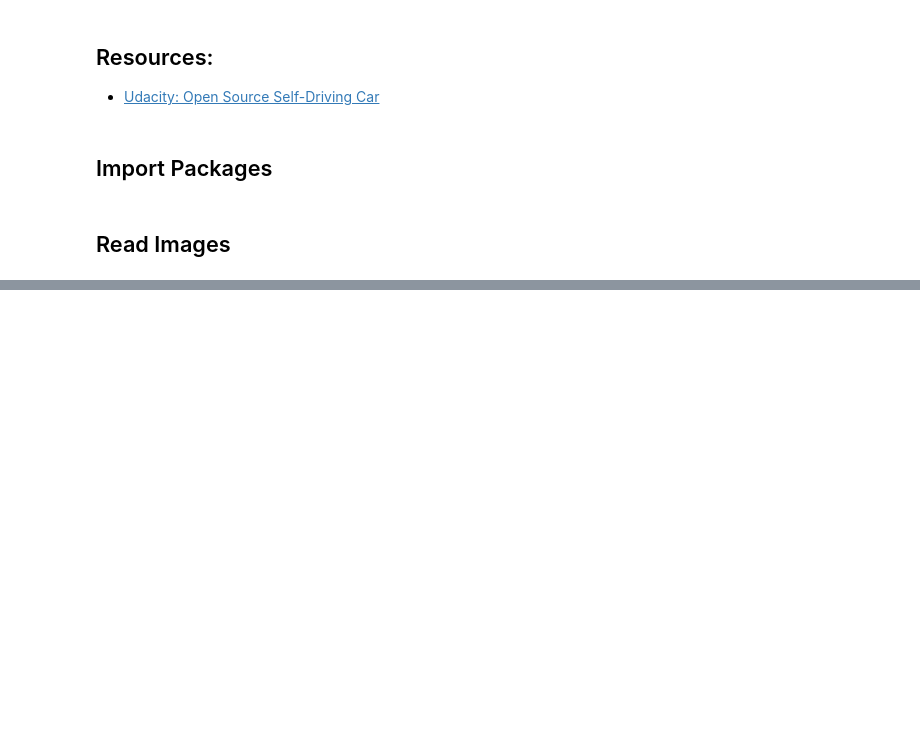
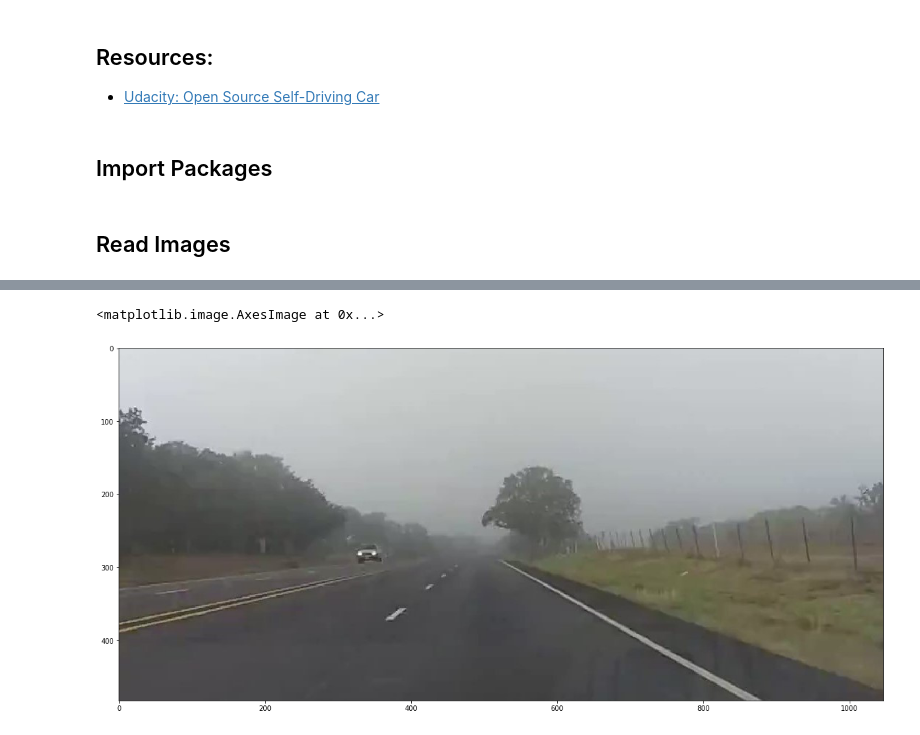
Before and after one commit to pakhotin/Image-Recognition, a Jupyter notebook: notebooks/Test.ipynb, the cells around one changed output, grey strips where cells are left out. Cells and saved outputs as stored; diff of their text form; code cells hidden in the pictures; blank space fills up the shorter version.

```diff
--- a/notebooks/Test.ipynb
+++ b/notebooks/Test.ipynb
@@ -36,0 +45,15 @@ plt.imshow(img_gray, cmap='gray')
+# %%
+def read_image(image_path):
+    """Reads and returns image."""
+    return mpimg.imread(image_path)
+
+def read_image_and_print_dims(image_path):
+    """Reads and returns image.
+    Helper function to examine how an image is represented.
+    """
+    #reading in an image
+    image = mpimg.imread(image_path)
+    #printing out some stats and plotting
+    print('This image is:', type(image), 'with dimensions:', image.shape)
+    plt.imshow(image)  #call as plt.imshow(gray, cmap='gray') to show a grayscaled image
+    return image
@@ -36,0 +62,2 @@ plt.imshow(img_gray, cmap='gray')
+# %%
+test_images = [read_image(i) for i in glob.glob('../data/raw/*.jpg')]
@@ -36,0 +68,5 @@ plt.imshow(img_gray, cmap='gray')
+# %%
+plt.imshow(test_images[0])
+# %% [output]
+<matplotlib.image.AxesImage at 0x...>
+[figure, added]
```
Also changed, not shown: parts of 22 cells of this notebook.
